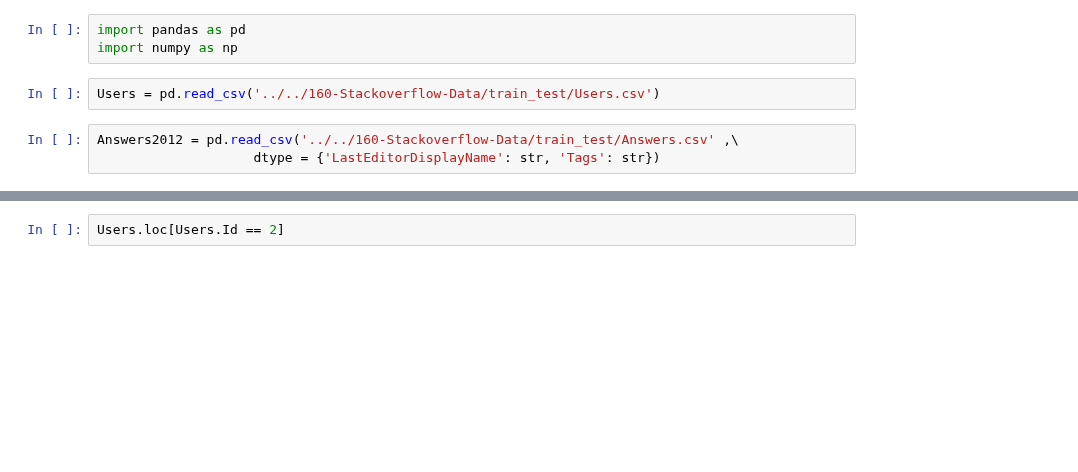
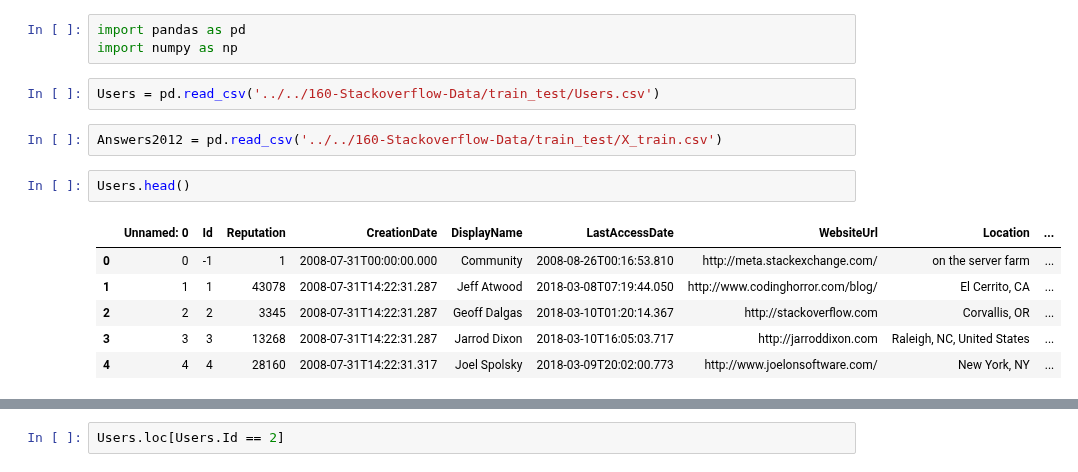
Before and after one commit to MaksimDan/160-Stackoverflow, a Jupyter notebook: source/eda/archive/indicator.ipynb, the cells around one changed output, grey strips where cells are left out. Drawn from its saved outputs; the diff is of its cells as text; blank space fills up the shorter version.

```diff
--- a/source/eda/archive/indicator.ipynb
+++ b/source/eda/archive/indicator.ipynb
@@ -6,5 +6,13 @@ import numpy as np
 # %%
 Users = pd.read_csv('../../160-Stackoverflow-Data/train_test/Users.csv')
 # %%
-Answers2012 = pd.read_csv('../../160-Stackoverflow-Data/train_test/Answers.csv' ,\
-                    dtype = {'LastEditorDisplayName': str, 'Tags': str})
+Answers2012 = pd.read_csv('../../160-Stackoverflow-Data/train_test/X_train.csv')
+# %%
+Users.head()
+# %% [output]
+|  | Unnamed: 0 | Id | Reputation | CreationDate | DisplayName | LastAccessDate | WebsiteUrl | Location | ... |
+| 0 | 0 | -1 | 1 | 2008-07-31T00:00:00.000 | Community | 2008-08-26T00:16:53.810 | http://meta.stackexchange.com/ | on the server farm | ... |
+| 1 | 1 | 1 | 43078 | 2008-07-31T14:22:31.287 | Jeff Atwood | 2018-03-08T07:19:44.050 | http://www.codinghorror.com/blog/ | El Cerrito, CA | ... |
+| 2 | 2 | 2 | 3345 | 2008-07-31T14:22:31.287 | Geoff Dalgas | 2018-03-10T01:20:14.367 | http://stackoverflow.com | Corvallis, OR | ... |
+| 3 | 3 | 3 | 13268 | 2008-07-31T14:22:31.287 | Jarrod Dixon | 2018-03-10T16:05:03.717 | http://jarroddixon.com | Raleigh, NC, United States | ... |
+| 4 | 4 | 4 | 28160 | 2008-07-31T14:22:31.317 | Joel Spolsky | 2018-03-09T20:02:00.773 | http://www.joelonsoftware.com/ | New York, NY | ... |
```
Also changed, not shown: parts of 9 cells of this notebook.
